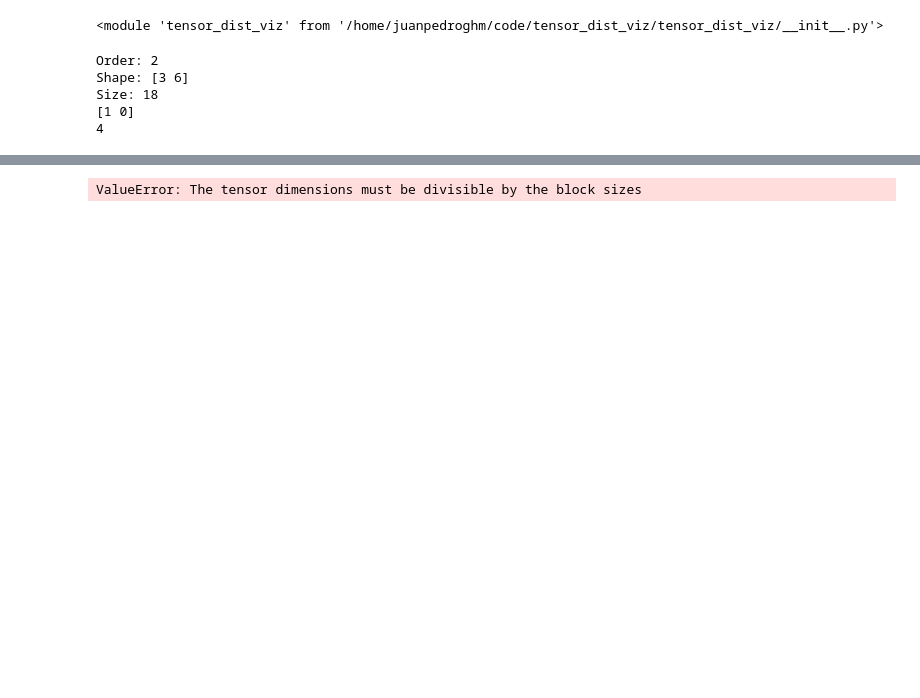
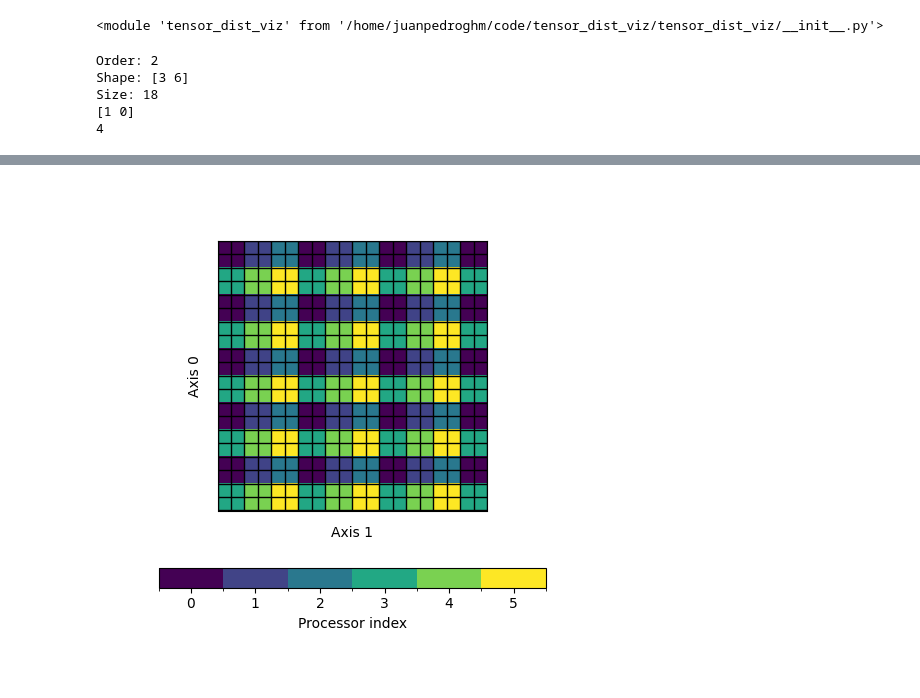
Before and after one commit to JuanPedroGHM/tensor_dist_viz, a Jupyter notebook: basics.ipynb, the cells around one changed output, grey strips where cells are left out. Cells and saved outputs as stored; diff of their text form; code cells hidden in the pictures; blank space fills up the shorter version.

```diff
--- a/basics.ipynb
+++ b/basics.ipynb
@@ -37,10 +37,10 @@ plotProcessorView2D(tensor, d)
 # %%
 %matplotlib widget
 tensor = Tensor((20,20))
-d = PMeshDist(mesh,  ((0,),(1,)), (2,1))
+d = PMeshDist(mesh,  ((0,),(1,)), (2,2))
 plotTensor2D(tensor, d)
 # %% [output]
-ValueError: The tensor dimensions must be divisible by the block sizes
+[figure, added]
 # %%
 %matplotlib widget
 from tensor_dist_viz.distributions.block import BlockDist
```
Also changed, not shown: parts of 10 cells of this notebook, 1 other file.
